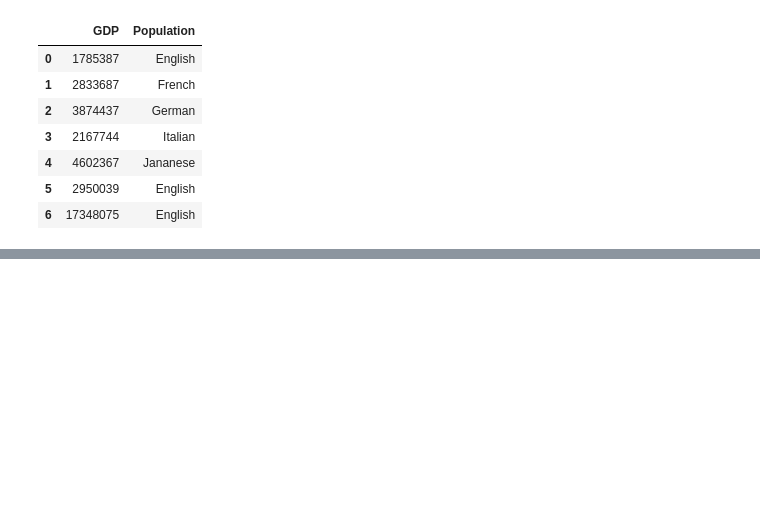
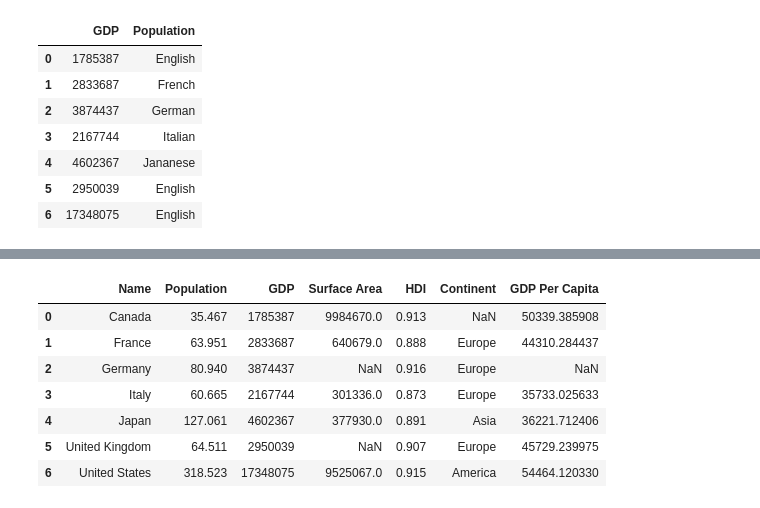
Before and after one commit to HromovAndrey/-Tu_kill_the_time, a Jupyter notebook: Untitled10.ipynb, the cells around one changed output, grey strips where cells are left out. Drawn from its saved outputs; the diff is of its cells as text; code cells hidden in the pictures; blank space fills up the shorter version.

```diff
--- a/Untitled10.ipynb
+++ b/Untitled10.ipynb
@@ -380,0 +457,13 @@ TypeError: unsupported operand type(s) for /: 'int' and 'str'
+# %%
+for i, j in zip([0, 2, 2, 5],[5, 3, 6, 3]):
+  df.iloc[i, j] = np.nan
+df
+# %% [output]
+|  | Name | Population | GDP | Surface Area | HDI | Continent | GDP Per Capita |
+| 0 | Canada | 35.467 | 1785387 | 9984670.0 | 0.913 | NaN | 50339.385908 |
+| 1 | France | 63.951 | 2833687 | 640679.0 | 0.888 | Europe | 44310.284437 |
+| 2 | Germany | 80.940 | 3874437 | NaN | 0.916 | Europe | NaN |
+| 3 | Italy | 60.665 | 2167744 | 301336.0 | 0.873 | Europe | 35733.025633 |
+| 4 | Japan | 127.061 | 4602367 | 377930.0 | 0.891 | Asia | 36221.712406 |
+| 5 | United Kingdom | 64.511 | 2950039 | NaN | 0.907 | Europe | 45729.239975 |
+| 6 | United States | 318.523 | 17348075 | 9525067.0 | 0.915 | America | 54464.120330 |
```
Also changed, not shown: parts of 12 cells of this notebook.
